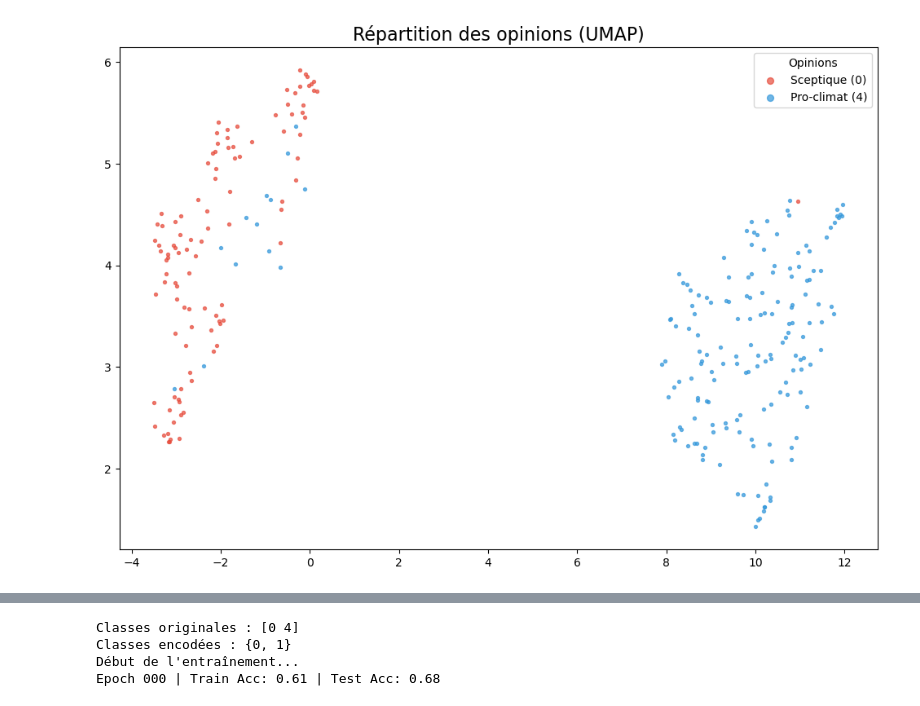
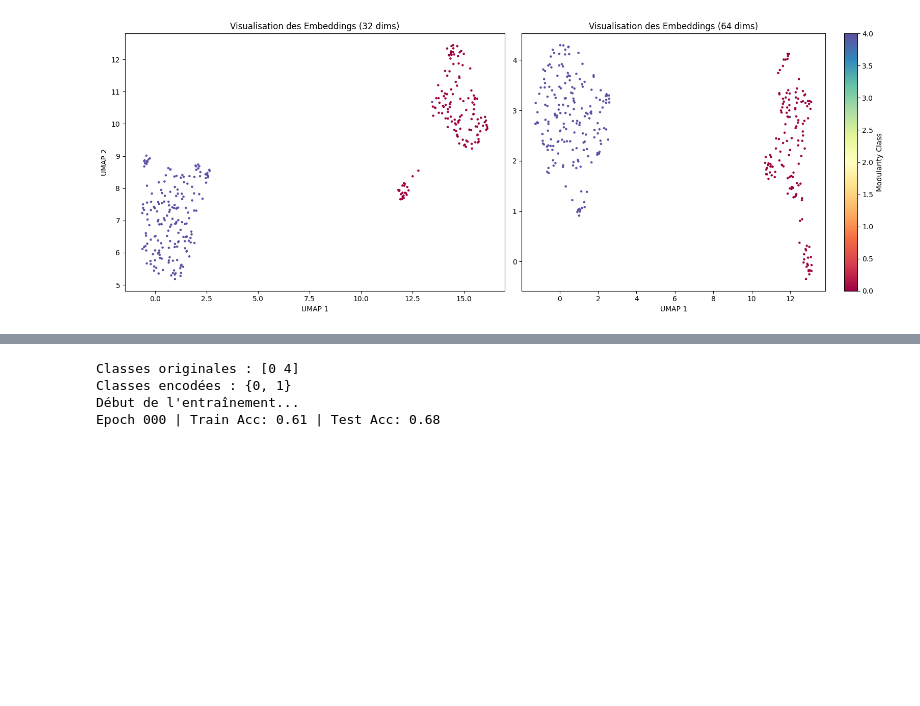
Before and after one commit to MenadAcheraiou/embeddingGraphesIA, a Jupyter notebook: umap_gnn.ipynb, the cells around one changed output, grey strips where cells are left out. Drawn from its saved outputs; the diff is of its cells as text; code cells hidden in the pictures; blank space fills up the shorter version.

Commit message:
64 dimensions

```diff
--- a/umap_gnn.ipynb
+++ b/umap_gnn.ipynb
@@ -79,4 +100,5 @@ Le graphe final contient 43168 utilisateurs.
 #le fichier des etilisateurs tweeter
 df_nodes = pd.read_csv('Nodes.csv', dtype={'Id': str})
 #le fichier du resultats de l'entraînement node2vec 32 dimension (la premiere coleonne est les ids)
-emb = pd.read_csv('embedings.csv')
+emb32 =pd.read_csv('embeddings32dimensions.csv')
+emb64=pd.read_csv('embeddings64dimensions.csv')
@@ -114,10 +157,40 @@ test_emb=reducer.transform(test_)
 # %%
-#les label de chaque population
-train_opinions_np = np.array([mapping_dict.get(row[0], -1) for row in train])
-test_opinions_np  = np.array([mapping_dict.get(row[0], -1) for row in test])
+
+
+# Pour la version 32 dimensions
+train_opinions32 = np.array([mapping_dict.get(str(row[0]), -1) for row in train32])
+test_opinions32  = np.array([mapping_dict.get(str(row[0]), -1) for row in test32])
+
+# Pour la version 64 dimensions
+train_opinions64 = np.array([mapping_dict.get(str(row[0]), -1) for row in train64])
+test_opinions64  = np.array([mapping_dict.get(str(row[0]), -1) for row in test64])
 # %%
-#le plot de train non supervisé
-fonctions.plot_umap_results(train_embedding,train_opinions_np)
+import matplotlib.pyplot as plt
+
+# 1. On transforme les données avec UMAP (si ce n'est pas déjà fait)
+# Supposons que 'u32' et 'u64' sont tes données réduites en 2D
+# u32 = reducer.fit_transform(train_32_sans_id)
+# u64 = reducer.fit_transform(train_64_sans_id)
+
+# 2. Création de la figure avec 1 ligne et 2 colonnes
+fig, (ax1, ax2) = plt.subplots(1, 2, figsize=(16, 6))
+
+# Graphique 1 : 32 Dimensions
+scatter1 = ax1.scatter(train_emb32[:, 0], train_emb32[:, 1], c=train_opinions32, cmap='Spectral', s=5)
+ax1.set_title('Visualisation des Embeddings (32 dims)')
+ax1.set_xlabel('UMAP 1')
+ax1.set_ylabel('UMAP 2')
+
+# Graphique 2 : 64 Dimensions
+scatter2 = ax2.scatter(train_emb64[:, 0], train_emb64[:, 1], c=train_opinions64, cmap='Spectral', s=5)
+ax2.set_title('Visualisation des Embeddings (64 dims)')
+ax2.set_xlabel('UMAP 1')
+
+# Ajout d'une barre de légende pour les couleurs (communautés)
+plt.colorbar(scatter2, ax=ax2, label='Modularity Class')
+
+plt.tight_layout()
+plt.show()
 # %% [output]
-[figure, old version]
+[figure, new version]
 # %%
```
Also changed, not shown: parts of 32 cells of this notebook, 56 other files.
